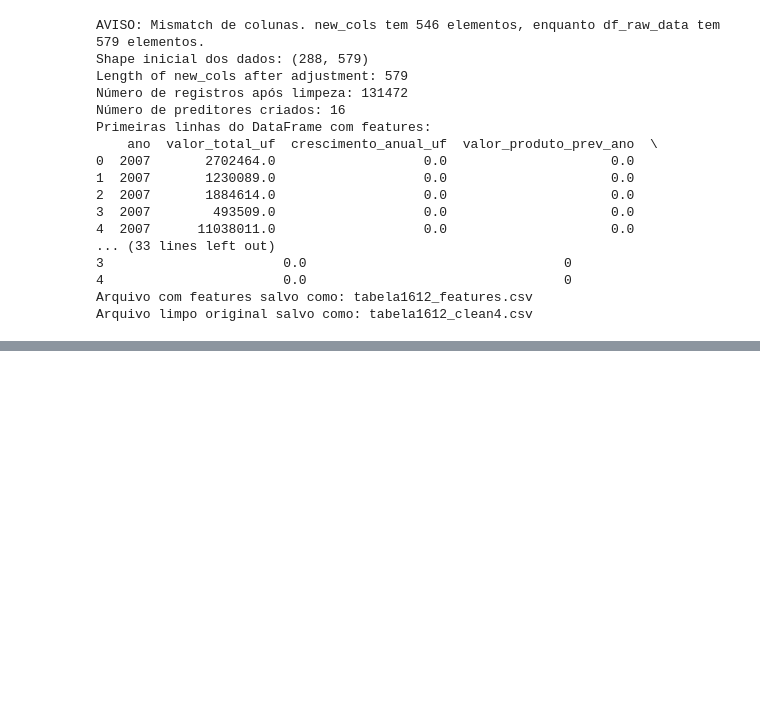
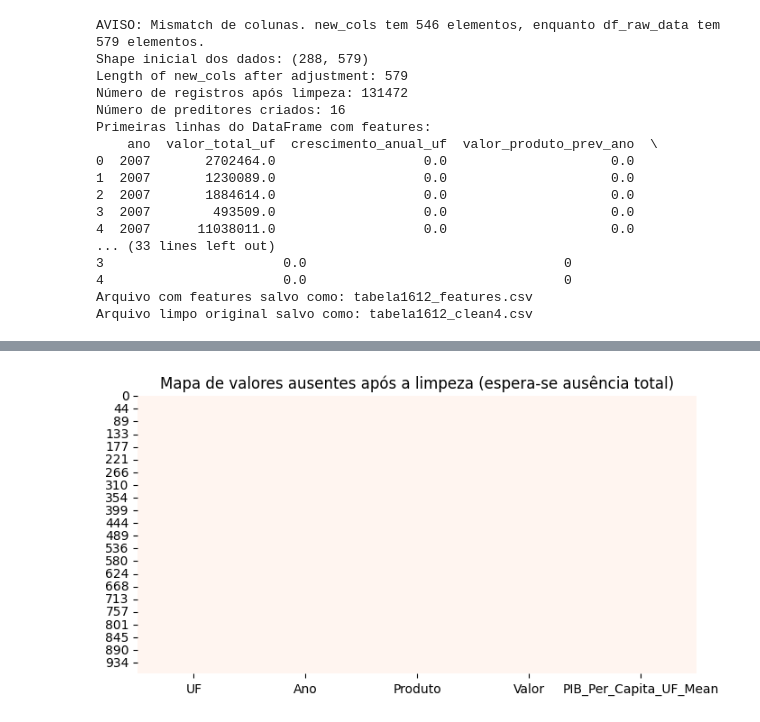
Before and after one commit to carolinayumifujii/OPT004-TrabalhoFinal, a Jupyter notebook: codigo.ipynb, the cells around one changed output, grey strips where cells are left out. Saved outputs shown, nothing was run; the diff lists cells and outputs as text; code cells hidden in the pictures; blank space fills up the shorter version.

```diff
--- a/codigo.ipynb
+++ b/codigo.ipynb
@@ -332,0 +654,7 @@ Arquivo limpo original salvo como: tabela1612_clean4.csv
+# %%
+plt.figure(figsize=(8, 4))
+sns.heatmap(df.isnull(), cbar=False, cmap='Reds')
+plt.title("Mapa de valores ausentes após a limpeza (espera-se ausência total)")
+plt.show()
+# %% [output]
+[figure, added]
```
Also changed, not shown: parts of 37 cells of this notebook, 8 other files.
